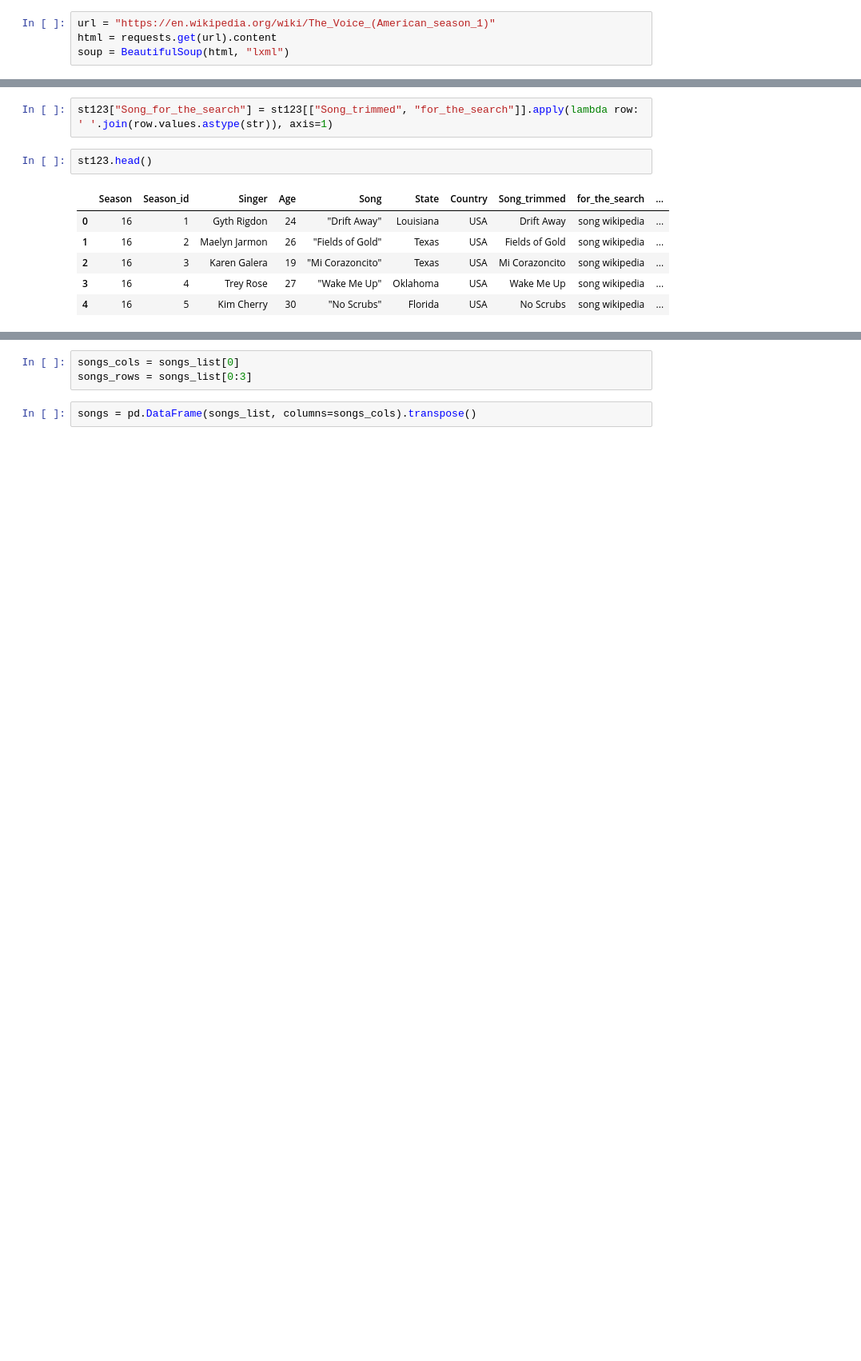
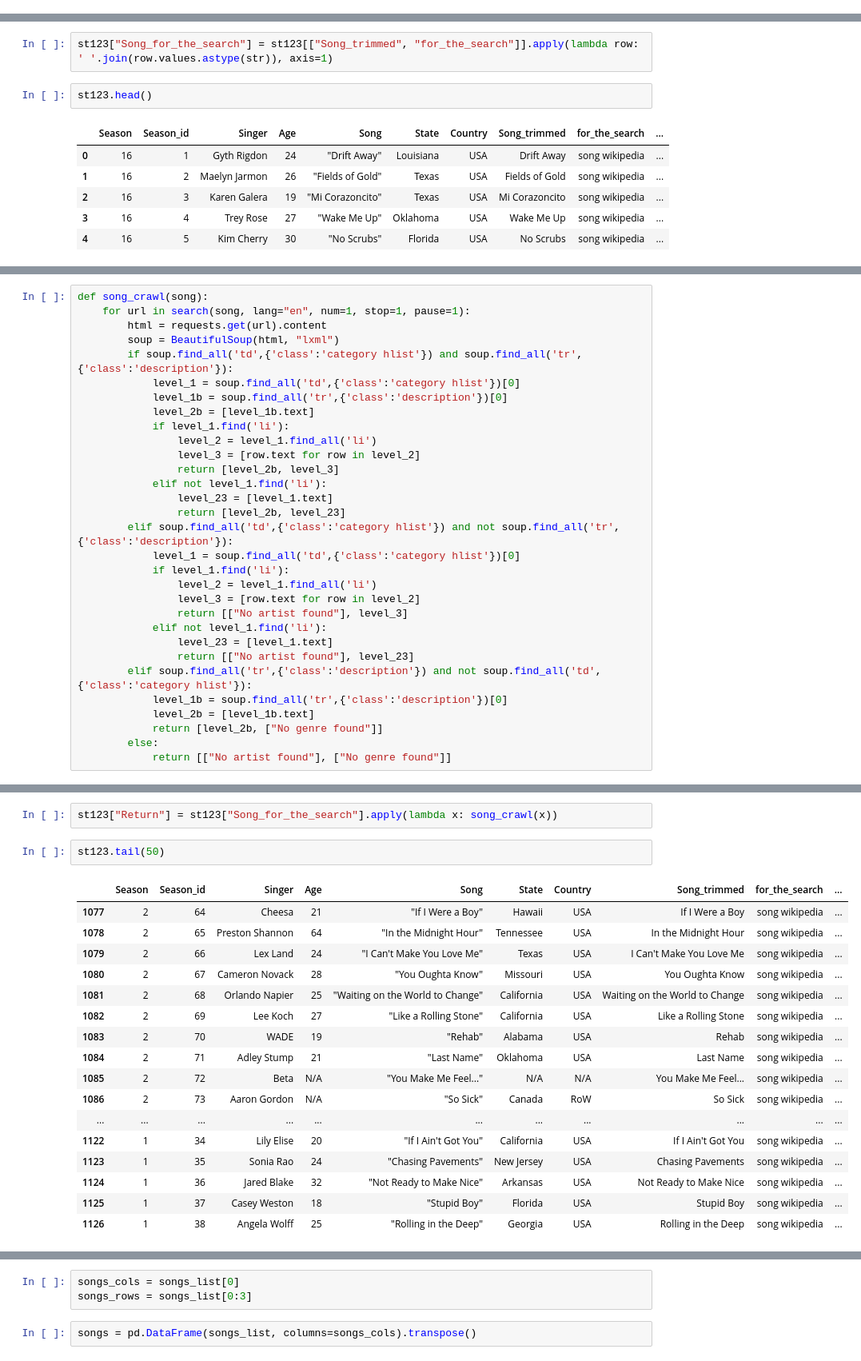
Before and after one commit to Salvinha-vlc/The_voice_usa, a Jupyter notebook: The_voice.ipynb, the cells around one changed output, grey strips where cells are left out. Shown at 80% size. Drawn from its saved outputs; the diff is of its cells as text; blank space fills up the shorter version.

```diff
--- a/The_voice.ipynb
+++ b/The_voice.ipynb
@@ -25,7 +26,3 @@ def voice_usa_crawl(season):
         pre_extraction.append(input_level_3)
     extraction = [item for episode in pre_extraction for item in episode]
     return(extraction)
-# %%
-url = "https://en.wikipedia.org/wiki/The_Voice_(American_season_1)"
-html = requests.get(url).content
-soup = BeautifulSoup(html, "lxml")
@@ -553,0 +506,31 @@ songs_list = [["Song A", "Song B", "Song_C"], ["versace on the floor song simple
+# %%
+def song_crawl(song):
+    for url in search(song, lang="en", num=1, stop=1, pause=1):
+        html = requests.get(url).content
+        soup = BeautifulSoup(html, "lxml")
+        if soup.find_all('td',{'class':'category hlist'}) and soup.find_all('tr',{'class':'description'}):
+            level_1 = soup.find_all('td',{'class':'category hlist'})[0]
+            level_1b = soup.find_all('tr',{'class':'description'})[0]
+            level_2b = [level_1b.text]
+            if level_1.find('li'):
+                level_2 = level_1.find_all('li')
+                level_3 = [row.text for row in level_2]
+                return [level_2b, level_3]
+            elif not level_1.find('li'):
+                level_23 = [level_1.text]
+                return [level_2b, level_23]
+        elif soup.find_all('td',{'class':'category hlist'}) and not soup.find_all('tr',{'class':'description'}):
+            level_1 = soup.find_all('td',{'class':'category hlist'})[0]
+            if level_1.find('li'):
+                level_2 = level_1.find_all('li')
+                level_3 = [row.text for row in level_2]
+                return [["No artist found"], level_3]
+            elif not level_1.find('li'):
+                level_23 = [level_1.text]
+                return [["No artist found"], level_23]
+        elif soup.find_all('tr',{'class':'description'}) and not soup.find_all('td',{'class':'category hlist'}):
+            level_1b = soup.find_all('tr',{'class':'description'})[0]
+            level_2b = [level_1b.text]
+            return [level_2b, ["No genre found"]]
+        else:
+            return [["No artist found"], ["No genre found"]]
@@ -553,0 +564,22 @@ songs_list = [["Song A", "Song B", "Song_C"], ["versace on the floor song simple
+# %%
+st123["Return"] = st123["Song_for_the_search"].apply(lambda x: song_crawl(x))
+# %%
+st123.tail(50)
+# %% [output]
+|  | Season | Season_id | Singer | Age | Song | State | Country | Song_trimmed | for_the_search | ... |
+| 1077 | 2 | 64 | Cheesa | 21 | "If I Were a Boy" | Hawaii | USA | If I Were a Boy | song wikipedia | ... |
+| 1078 | 2 | 65 | Preston Shannon | 64 | "In the Midnight Hour" | Tennessee | USA | In the Midnight Hour | song wikipedia | ... |
+| 1079 | 2 | 66 | Lex Land | 24 | "I Can't Make You Love Me" | Texas | USA | I Can't Make You Love Me | song wikipedia | ... |
+| 1080 | 2 | 67 | Cameron Novack | 28 | "You Oughta Know" | Missouri | USA | You Oughta Know | song wikipedia | ... |
+| 1081 | 2 | 68 | Orlando Napier | 25 | "Waiting on the World to Change" | California | USA | Waiting on the World to Change | song wikipedia | ... |
+| 1082 | 2 | 69 | Lee Koch | 27 | "Like a Rolling Stone" | California | USA | Like a Rolling Stone | song wikipedia | ... |
+| 1083 | 2 | 70 | WADE | 19 | "Rehab" | Alabama | USA | Rehab | song wikipedia | ... |
+| 1084 | 2 | 71 | Adley Stump | 21 | "Last Name" | Oklahoma | USA | Last Name | song wikipedia | ... |
+| 1085 | 2 | 72 | Beta | N/A | "You Make Me Feel..." | N/A | N/A | You Make Me Feel... | song wikipedia | ... |
+| 1086 | 2 | 73 | Aaron Gordon | N/A | "So Sick" | Canada | RoW | So Sick | song wikipedia | ... |
+| ... | ... | ... | ... | ... | ... | ... | ... | ... | ... | ... |
+| 1122 | 1 | 34 | Lily Elise | 20 | "If I Ain't Got You" | California | USA | If I Ain't Got You | song wikipedia | ... |
+| 1123 | 1 | 35 | Sonia Rao | 24 | "Chasing Pavements" | New Jersey | USA | Chasing Pavements | song wikipedia | ... |
+| 1124 | 1 | 36 | Jared Blake | 32 | "Not Ready to Make Nice" | Arkansas | USA | Not Ready to Make Nice | song wikipedia | ... |
+| 1125 | 1 | 37 | Casey Weston | 18 | "Stupid Boy" | Florida | USA | Stupid Boy | song wikipedia | ... |
+| 1126 | 1 | 38 | Angela Wolff | 25 | "Rolling in the Deep" | Georgia | USA | Rolling in the Deep | song wikipedia | ... |
```
Also changed, not shown: parts of 70 cells of this notebook.
